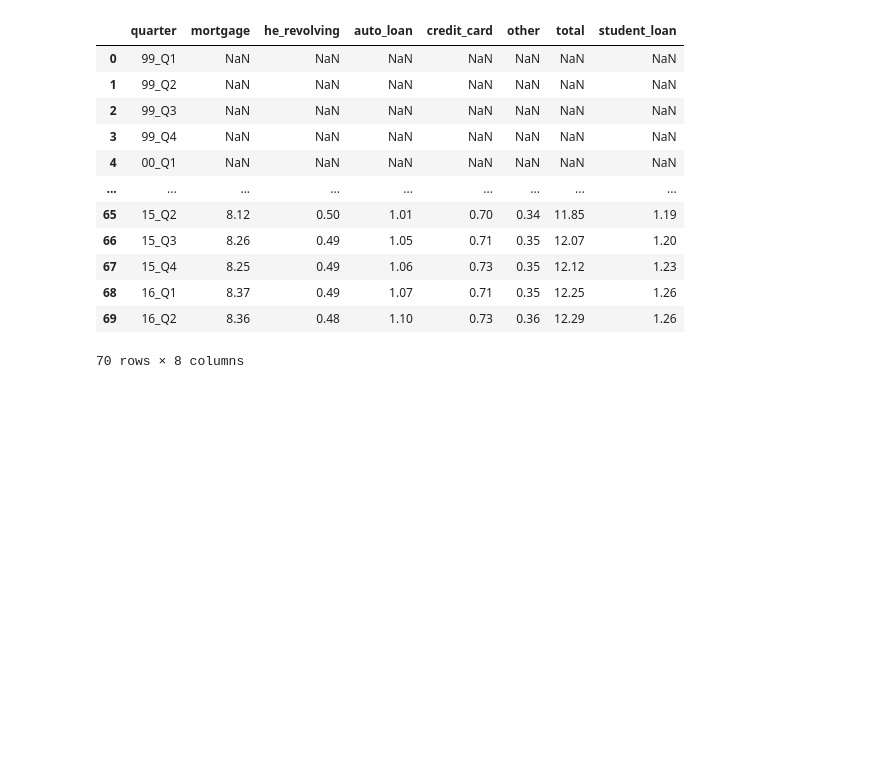
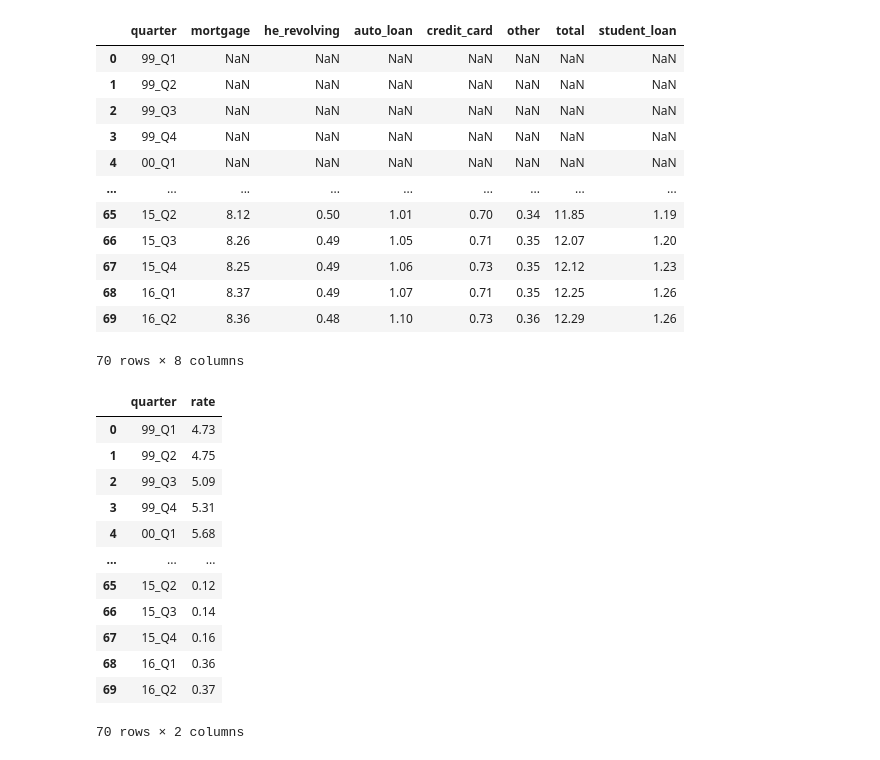
Before and after one commit to RiverJAM/ETL-Fed-Debt, a Jupyter notebook: Main-Code-File.ipynb, the cells around one changed output. Saved outputs shown, nothing was run; the diff lists cells and outputs as text; code cells hidden in the pictures; blank space fills up the shorter version.

```diff
--- a/Fed-ETL.ipynb
+++ b/Main-Code-File.ipynb
@@ -174,3 +346,19 @@ pd.read_sql_query('select * from fed_df', con=engine).head(70)
 | 68 | 16_Q1 | 8.37 | 0.49 | 1.07 | 0.71 | 0.35 | 12.25 | 1.26 |
 | 69 | 16_Q2 | 8.36 | 0.48 | 1.10 | 0.73 | 0.36 | 12.29 | 1.26 |
 70 rows × 8 columns
+# %%
+pd.read_sql_query('select * from fedrates_df', con=engine).head(70)
+# %% [output]
+|  | quarter | rate |
+| 0 | 99_Q1 | 4.73 |
+| 1 | 99_Q2 | 4.75 |
+| 2 | 99_Q3 | 5.09 |
+| 3 | 99_Q4 | 5.31 |
+| 4 | 00_Q1 | 5.68 |
+| ... | ... | ... |
+| 65 | 15_Q2 | 0.12 |
+| 66 | 15_Q3 | 0.14 |
+| 67 | 15_Q4 | 0.16 |
+| 68 | 16_Q1 | 0.36 |
+| 69 | 16_Q2 | 0.37 |
+70 rows × 2 columns
```
Also changed, not shown: parts of 11 cells of this notebook, 1 other file.
